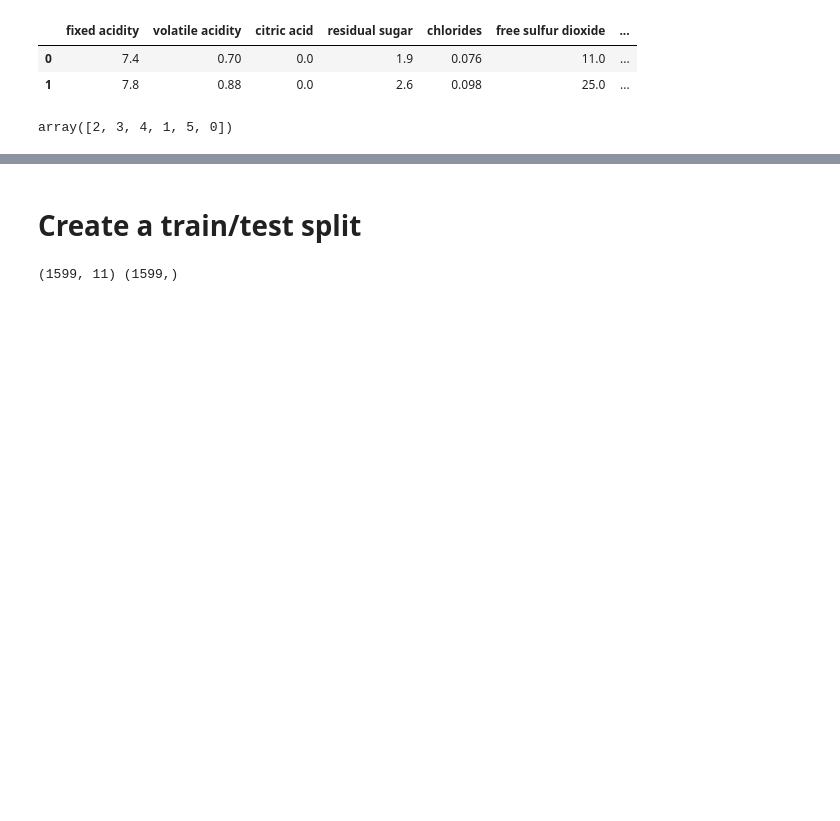
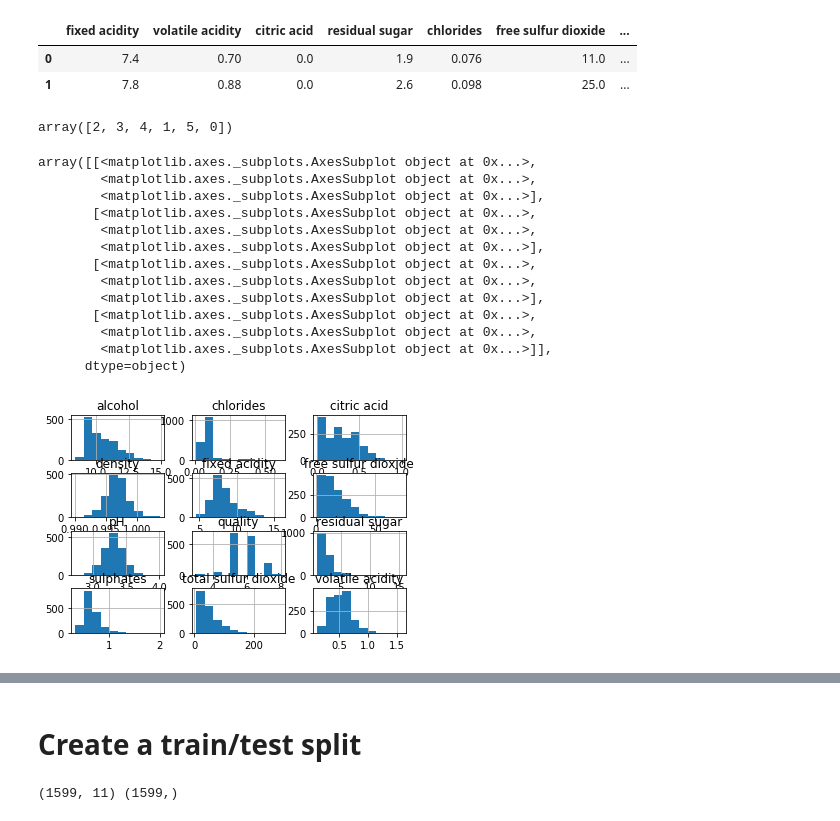
Before and after one commit to ChiqueCode/project_wine_library, a Jupyter notebook: red_wine_ml.ipynb, the cells around one changed output, grey strips where cells are left out. Cells and saved outputs as stored; diff of their text form; code cells hidden in the pictures; blank space fills up the shorter version.

```diff
--- a/red_wine_ml.ipynb
+++ b/red_wine_ml.ipynb
@@ -112,2 +112,19 @@ final_replaced_data["quality"].unique()
 # %% [output]
 array([2, 3, 4, 1, 5, 0])
+# %%
+data.hist()
+# %% [output]
+array([[<matplotlib.axes._subplots.AxesSubplot object at 0x...>,
+        <matplotlib.axes._subplots.AxesSubplot object at 0x...>,
+        <matplotlib.axes._subplots.AxesSubplot object at 0x...>],
+       [<matplotlib.axes._subplots.AxesSubplot object at 0x...>,
+        <matplotlib.axes._subplots.AxesSubplot object at 0x...>,
+        <matplotlib.axes._subplots.AxesSubplot object at 0x...>],
+       [<matplotlib.axes._subplots.AxesSubplot object at 0x...>,
+        <matplotlib.axes._subplots.AxesSubplot object at 0x...>,
+        <matplotlib.axes._subplots.AxesSubplot object at 0x...>],
+       [<matplotlib.axes._subplots.AxesSubplot object at 0x...>,
+        <matplotlib.axes._subplots.AxesSubplot object at 0x...>,
+        <matplotlib.axes._subplots.AxesSubplot object at 0x...>]],
+      dtype=object)
+[figure, added]
```
Also changed, not shown: parts of 47 cells of this notebook, 2 other files.
